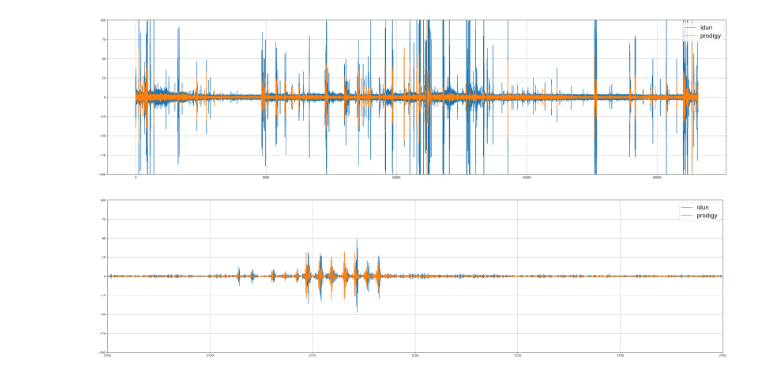
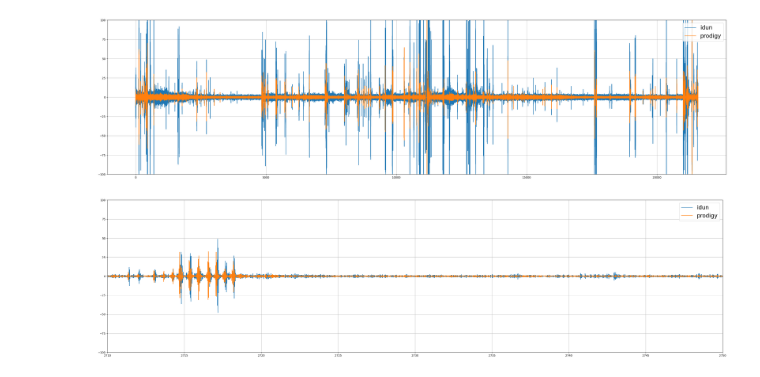
Before and after one commit to iduntech/idn-sync-data, a Jupyter notebook: sync_data.ipynb, the cells around one changed output. Saved outputs shown, nothing was run; the diff lists cells and outputs as text; code cells hidden in the pictures.

Commit message:
visualised

```diff
--- a/sync_data.ipynb
+++ b/sync_data.ipynb
@@ -430,12 +430,13 @@ plt.grid()
 # %%
 plt.figure(figsize=(40, 10))
 # create a seconds axis
+shift = 0
 time_seconds = np.arange(len(shifted_final_idun_arr))/BASE_SAMPLE_RATE
 plt.plot(time_seconds,shifted_final_idun_arr, label='idun')
 plt.plot(time_seconds,0.5*shifted_final_prodigy_arr, label='prodigy')
 plt.legend(fontsize=20)
-plt.xlim(2705, 2735)
+plt.xlim(2710, 2750)
 plt.ylim(-100,100)
 plt.grid()
 # %% [output]
-[figure, old version]
+[figure, new version]
```
